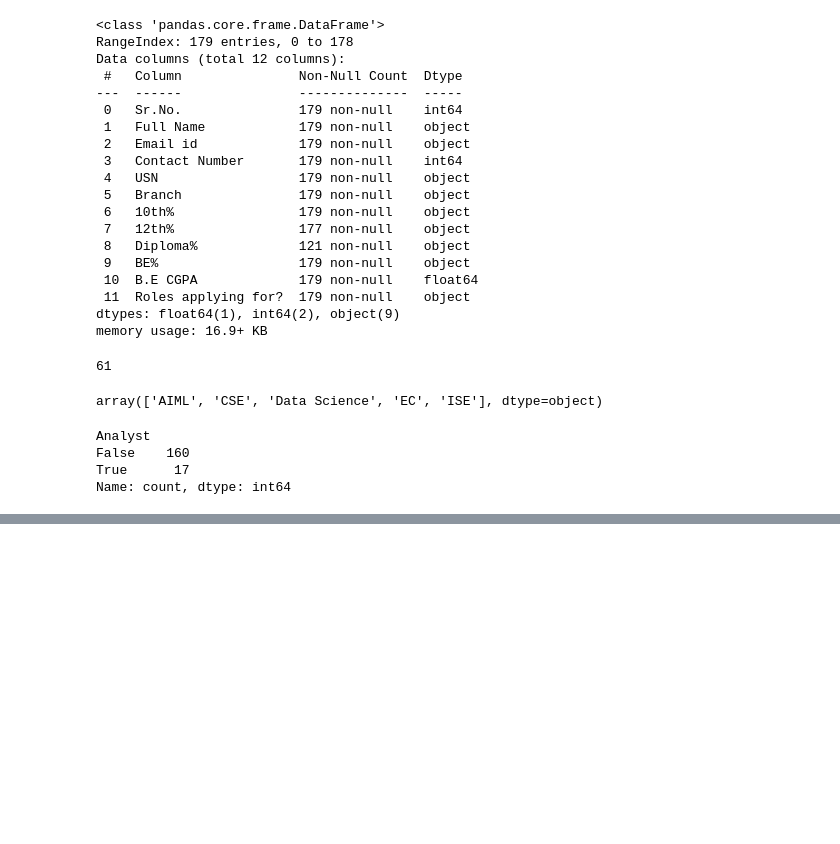
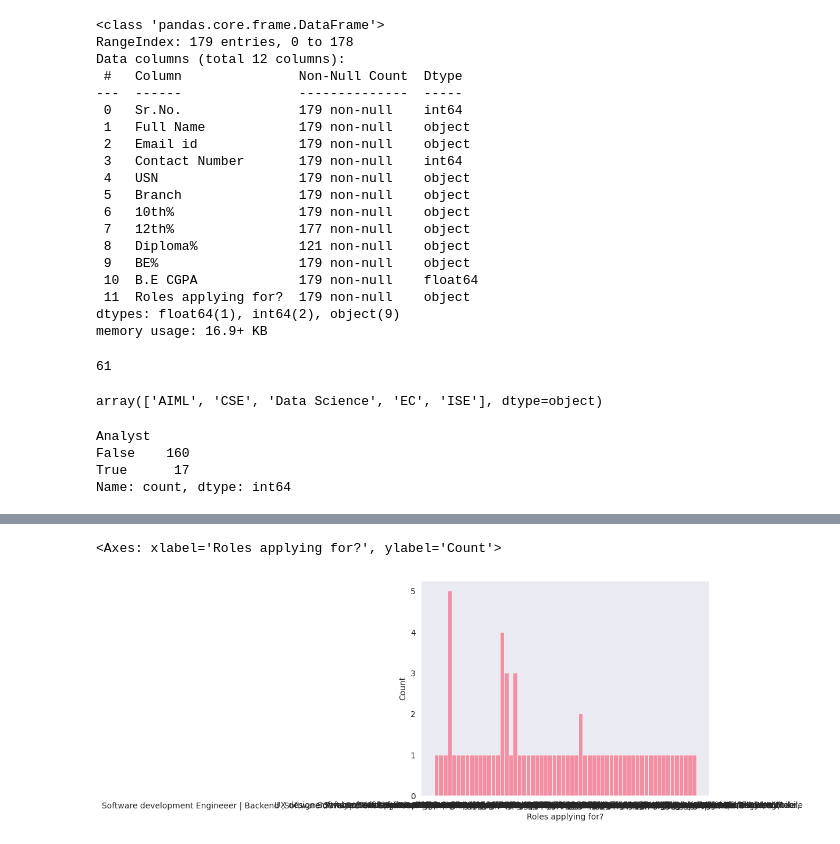
Before and after one commit to tam0w/personal-ipynb-notebooks, a Jupyter notebook: 7ed.ipynb, the cells around one changed output, grey strips where cells are left out. Saved outputs shown, nothing was run; the diff lists cells and outputs as text; code cells hidden in the pictures; blank space fills up the shorter version.

```diff
--- a/7ed.ipynb
+++ b/7ed.ipynb
@@ -115,0 +108,5 @@ df
+# %%
+sns.histplot(data=df.query('Branch == "CSE"'), x='Roles applying for?')
+# %% [output]
+<Axes: xlabel='Roles applying for?', ylabel='Count'>
+[figure, added]
```
Also changed, not shown: parts of 3 cells of this notebook.
